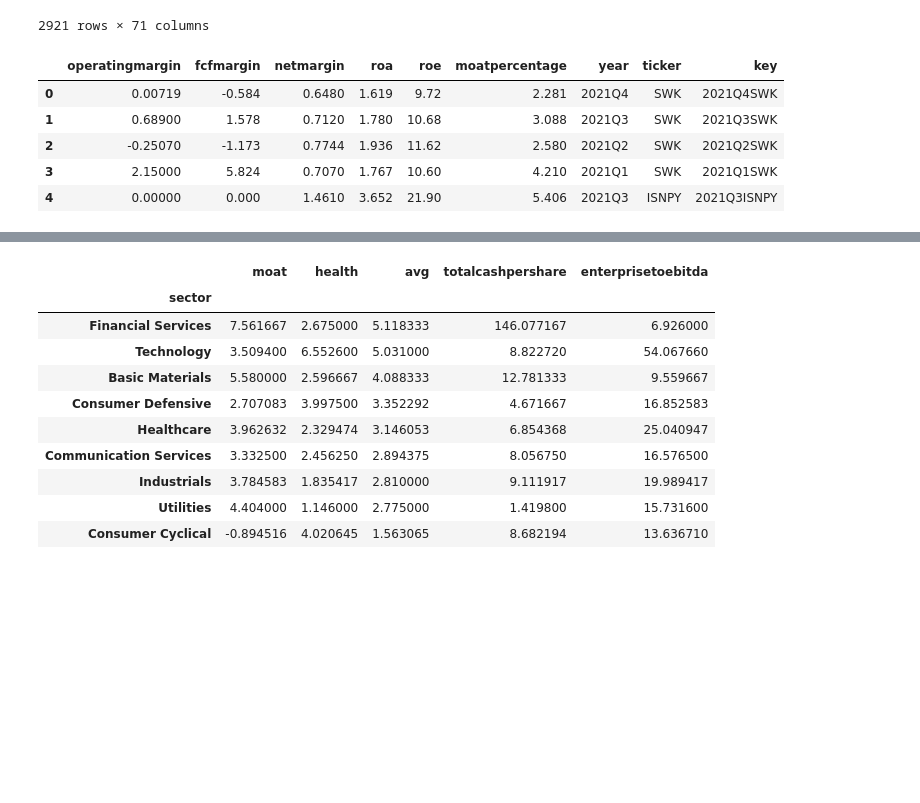
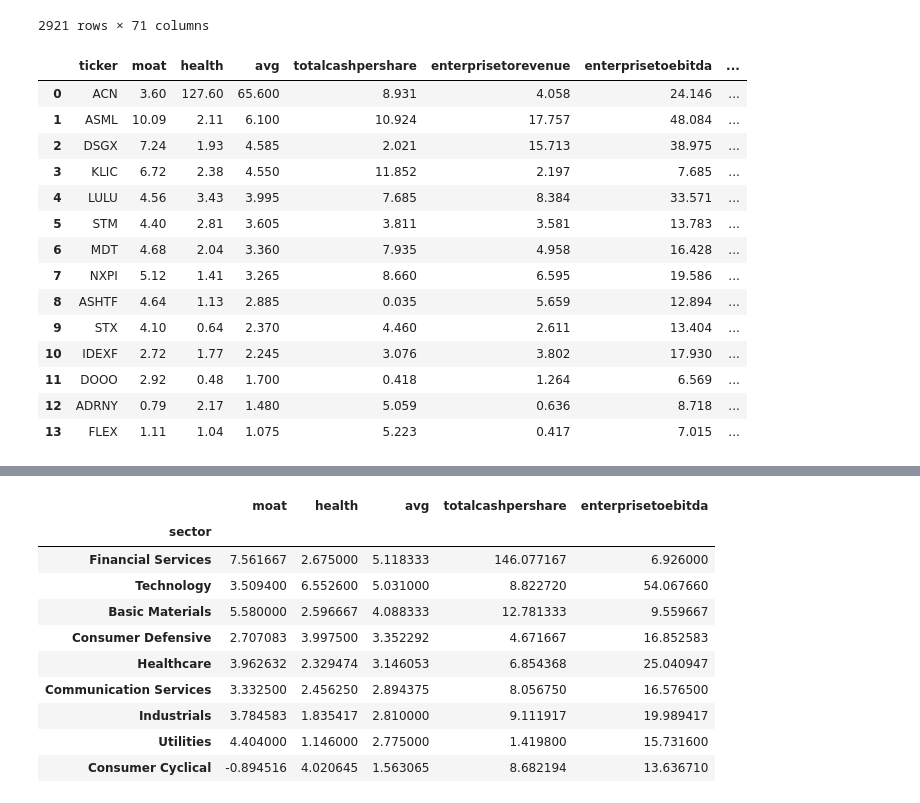
Before and after one commit to Michiel-DK/tracker, a Jupyter notebook: notebooks/try.ipynb, the cells around one changed output, grey strips where cells are left out. Drawn from its saved outputs; the diff is of its cells as text; code cells hidden in the pictures; blank space fills up the shorter version.

Commit message:
check

```diff
--- a/notebooks/try.ipynb
+++ b/notebooks/try.ipynb
@@ -788,15 +778,6 @@ cur.execute('''SELECT * from quarterly_moat''')
 colnames = [desc[0] for desc in cur.description]
 result = cur.fetchall();
 q_moat = pd.DataFrame(result, columns=colnames).drop(columns='index')
-# %%
-q_moat.head()
-# %% [output]
-|  | operatingmargin | fcfmargin | netmargin | roa | roe | moatpercentage | year | ticker | key |
-| 0 | 0.00719 | -0.584 | 0.6480 | 1.619 | 9.72 | 2.281 | 2021Q4 | SWK | 2021Q4SWK |
-| 1 | 0.68900 | 1.578 | 0.7120 | 1.780 | 10.68 | 3.088 | 2021Q3 | SWK | 2021Q3SWK |
-| 2 | -0.25070 | -1.173 | 0.7744 | 1.936 | 11.62 | 2.580 | 2021Q2 | SWK | 2021Q2SWK |
-| 3 | 2.15000 | 5.824 | 0.7070 | 1.767 | 10.60 | 4.210 | 2021Q1 | SWK | 2021Q1SWK |
-| 4 | 0.00000 | 0.000 | 1.4610 | 3.652 | 21.90 | 5.406 | 2021Q3 | ISNPY | 2021Q3ISNPY |
 # %%
 cur = conn.cursor()
 cur.execute('''SELECT * from quarterly_health''')
@@ -810,6 +791,26 @@ for i in q_moat[q_moat['year']=='2021Q3']['ticker']:
         np.mean([np.round(np.mean(q_moat[q_moat['ticker']==i]['moatpercentage']),2),np.round(np.mean(q_health[q_health['ticker']==i]['percentage']),2)])])
 check_2021_q = pd.DataFrame(ls, columns=['ticker', 'moat', 'health', 'avg'])
 check_2021_q.sort_values('avg', ascending=False, inplace=True)
+# %%
+company_info_small = weekly_info[['ticker','longname','sector', 'industry', 'market', 'country']]
+company_info_small_exus = company_info_small[company_info_small['country'] !='United States']
+check_2021_q[check_2021_q['avg']>1].merge(company_value, on='ticker', how='left').merge(company_info_small_exus, on='ticker', how='inner').sort_values(by='avg', ascending=False)
+# %% [output]
+|  | ticker | moat | health | avg | totalcashpershare | enterprisetorevenue | enterprisetoebitda | ... |
+| 0 | ACN | 3.60 | 127.60 | 65.600 | 8.931 | 4.058 | 24.146 | ... |
+| 1 | ASML | 10.09 | 2.11 | 6.100 | 10.924 | 17.757 | 48.084 | ... |
+| 2 | DSGX | 7.24 | 1.93 | 4.585 | 2.021 | 15.713 | 38.975 | ... |
+| 3 | KLIC | 6.72 | 2.38 | 4.550 | 11.852 | 2.197 | 7.685 | ... |
+| 4 | LULU | 4.56 | 3.43 | 3.995 | 7.685 | 8.384 | 33.571 | ... |
+| 5 | STM | 4.40 | 2.81 | 3.605 | 3.811 | 3.581 | 13.783 | ... |
+| 6 | MDT | 4.68 | 2.04 | 3.360 | 7.935 | 4.958 | 16.428 | ... |
+| 7 | NXPI | 5.12 | 1.41 | 3.265 | 8.660 | 6.595 | 19.586 | ... |
+| 8 | ASHTF | 4.64 | 1.13 | 2.885 | 0.035 | 5.659 | 12.894 | ... |
+| 9 | STX | 4.10 | 0.64 | 2.370 | 4.460 | 2.611 | 13.404 | ... |
+| 10 | IDEXF | 2.72 | 1.77 | 2.245 | 3.076 | 3.802 | 17.930 | ... |
+| 11 | DOOO | 2.92 | 0.48 | 1.700 | 0.418 | 1.264 | 6.569 | ... |
+| 12 | ADRNY | 0.79 | 2.17 | 1.480 | 5.059 | 0.636 | 8.718 | ... |
+| 13 | FLEX | 1.11 | 1.04 | 1.075 | 5.223 | 0.417 | 7.015 | ... |
 # %%
 cur.execute('''SELECT * from yearly_moat''')
 colnames = [desc[0] for desc in cur.description]
```
Also changed, not shown: parts of 7 cells of this notebook, 1 other file.
